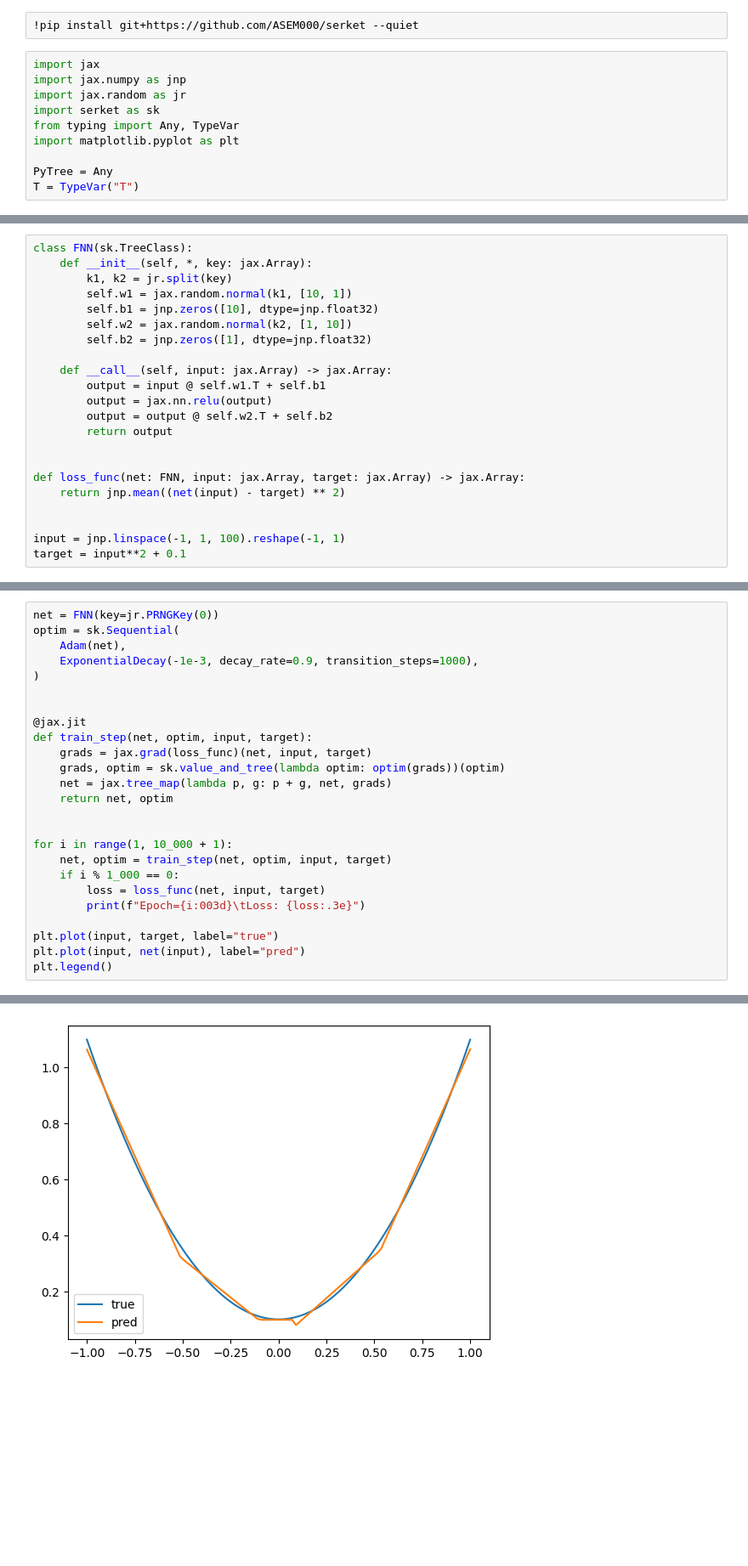
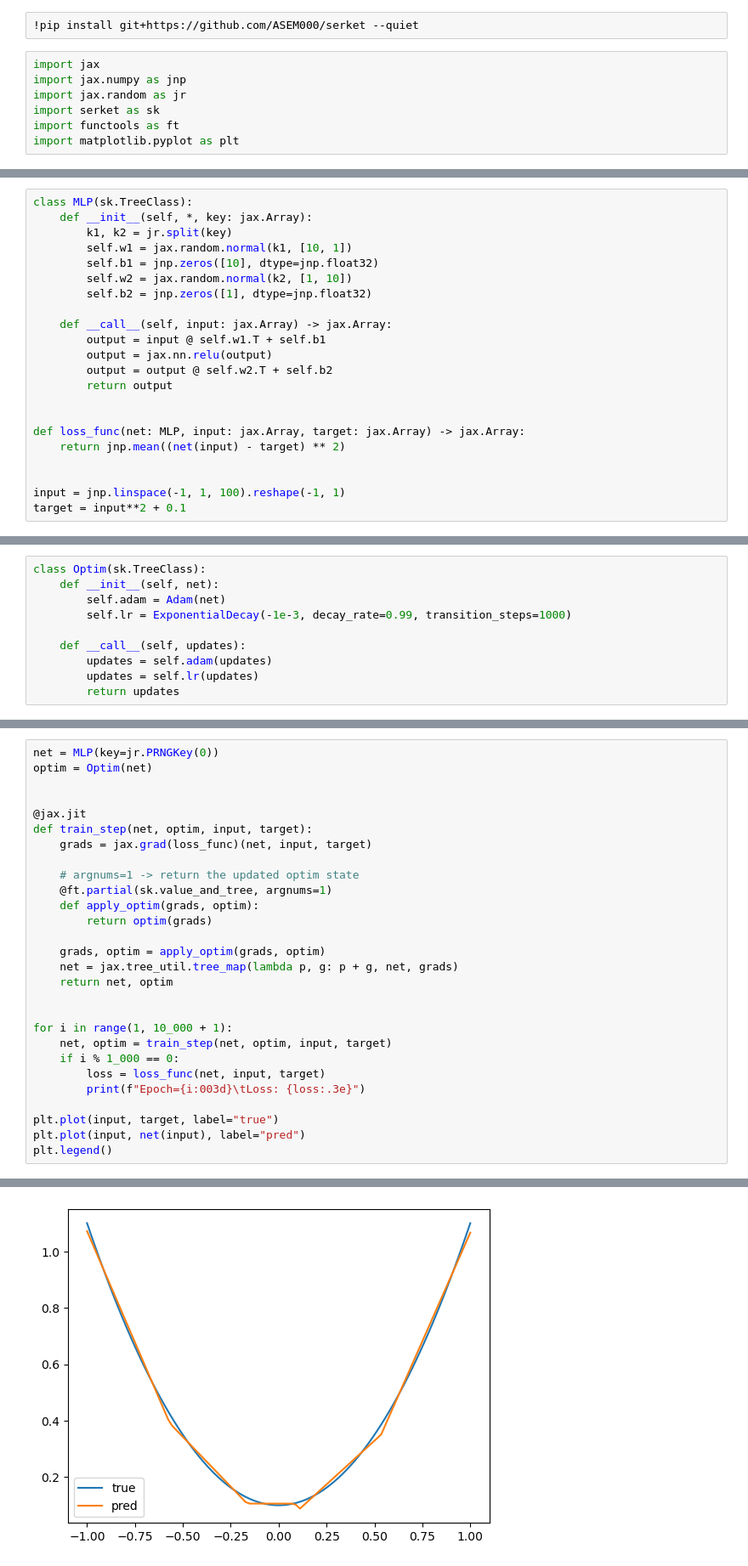
Before and after one commit to ASEM000/serket, a Jupyter notebook: docs/notebooks/[guides][other]optimlib.ipynb, the cells around one changed output, grey strips where cells are left out. Shown at 85% size. Saved outputs shown, nothing was run; the diff lists cells and outputs as text; blank space fills up the shorter version.

```diff
--- a/docs/notebooks/[guides][other]optimlib.ipynb
+++ b/docs/notebooks/[guides][other]optimlib.ipynb
@@ -9,9 +9,6 @@ import jax
 import jax.numpy as jnp
 import jax.random as jr
 import serket as sk
-from typing import Any, TypeVar
+import functools as ft
 import matplotlib.pyplot as plt
-
-PyTree = Any
-T = TypeVar("T")
 # %% [markdown]
@@ -19,5 +16,5 @@ T = TypeVar("T")
 # %%
-class FNN(sk.TreeClass):
+class MLP(sk.TreeClass):
     def __init__(self, *, key: jax.Array):
         k1, k2 = jr.split(key)
         self.w1 = jax.random.normal(k1, [10, 1])
@@ -32,7 +29,7 @@ class FNN(sk.TreeClass):
         return output
 
 
-def loss_func(net: FNN, input: jax.Array, target: jax.Array) -> jax.Array:
+def loss_func(net: MLP, input: jax.Array, target: jax.Array) -> jax.Array:
     return jnp.mean((net(input) - target) ** 2)
 
 
@@ -145,0 +146,10 @@ class ExponentialDecay(sk.TreeClass):
+# %%
+class Optim(sk.TreeClass):
+    def __init__(self, net):
+        self.adam = Adam(net)
+        self.lr = ExponentialDecay(-1e-3, decay_rate=0.99, transition_steps=1000)
+
+    def __call__(self, updates):
+        updates = self.adam(updates)
+        updates = self.lr(updates)
+        return updates
@@ -146,16 +158,19 @@ class ExponentialDecay(sk.TreeClass):
 # %%
-net = FNN(key=jr.PRNGKey(0))
-optim = sk.Sequential(
-    Adam(net),
-    ExponentialDecay(-1e-3, decay_rate=0.9, transition_steps=1000),
-)
+net = MLP(key=jr.PRNGKey(0))
+optim = Optim(net)
 
 
 @jax.jit
 def train_step(net, optim, input, target):
     grads = jax.grad(loss_func)(net, input, target)
-    grads, optim = sk.value_and_tree(lambda optim: optim(grads))(optim)
-    net = jax.tree_map(lambda p, g: p + g, net, grads)
+
+    # argnums=1 -> return the updated optim state
+    @ft.partial(sk.value_and_tree, argnums=1)
+    def apply_optim(grads, optim):
+        return optim(grads)
+
+    grads, optim = apply_optim(grads, optim)
+    net = jax.tree_util.tree_map(lambda p, g: p + g, net, grads)
     return net, optim
 
 
@@ -182,3 +197,3 @@ Epoch=10000     Loss: 2.520e-04
 <matplotlib.legend.Legend at 0x...>
-[figure, old version]
+[figure, new version]
 # %% [markdown]
```
Also changed, not shown: parts of 13 cells of this notebook.
